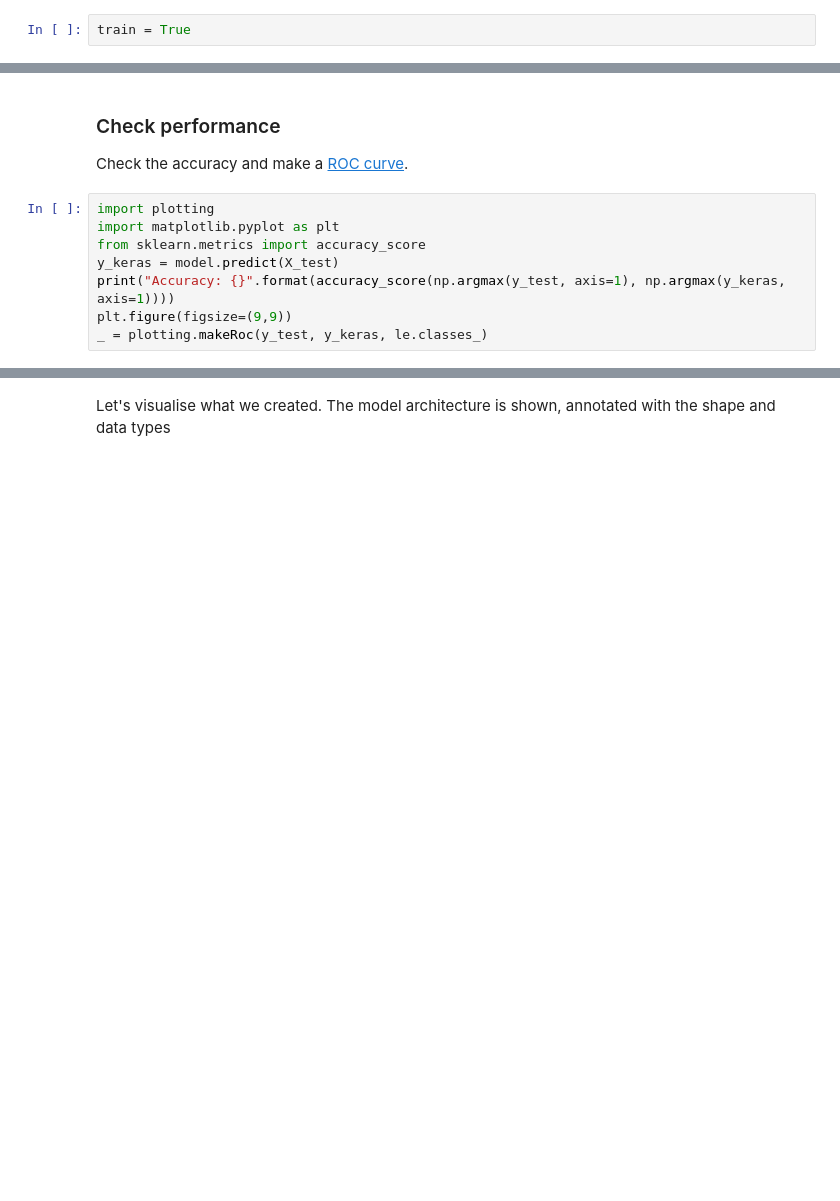
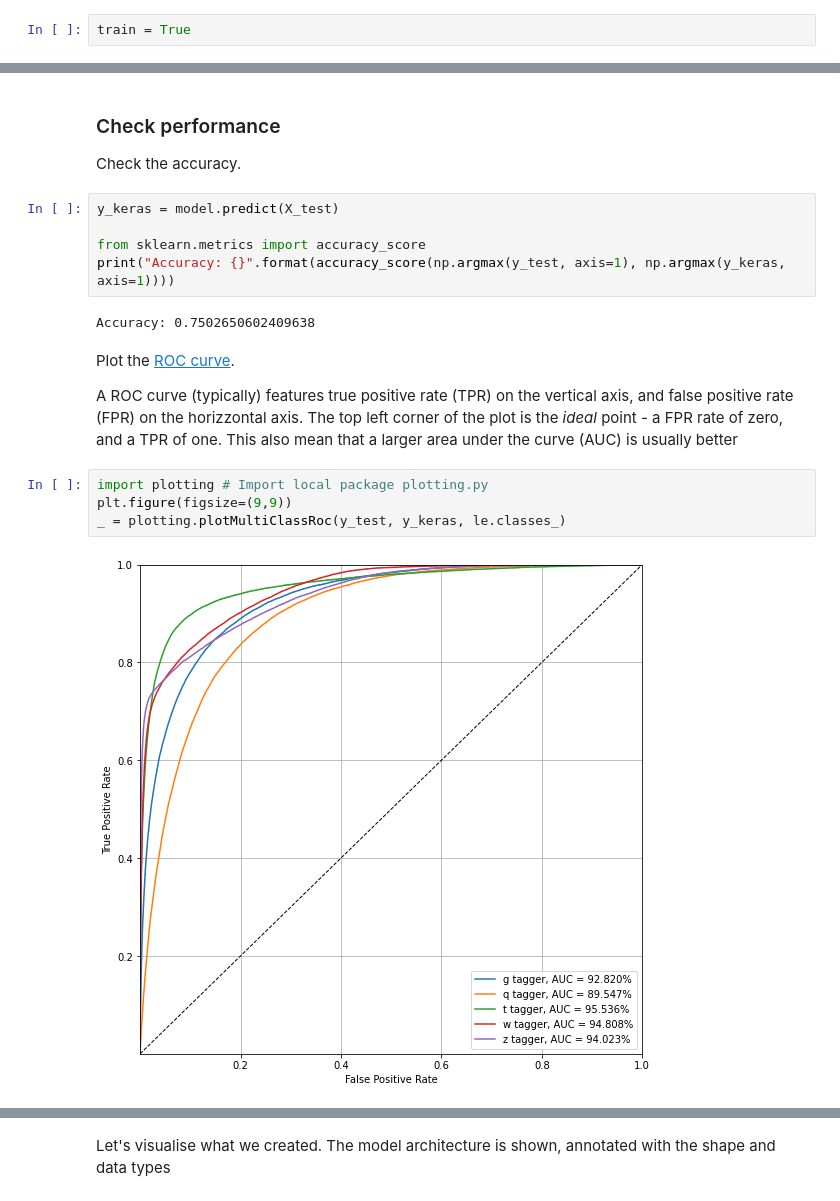
Before and after one commit to fastmachinelearning/hls4ml-tutorial, a Jupyter notebook: part1_getting_started.ipynb, the cells around one changed output, grey strips where cells are left out. Drawn from its saved outputs; the diff is of its cells as text; blank space fills up the shorter version.

```diff
--- a/part1_getting_started.ipynb
+++ b/part1_getting_started.ipynb
@@ -146,14 +248,23 @@ else:
-# %% [markdown]
-### Check performance
-Check the accuracy and make a [ROC curve](https://developers.google.com/machine-learning/crash-course/classification/roc-and-auc).
+# %% [markdown]
+### Check performance
+Check the accuracy.
 # %%
-import plotting
-import matplotlib.pyplot as plt
+y_keras = model.predict(X_test)
+
 from sklearn.metrics import accuracy_score
-y_keras = model.predict(X_test)
 print("Accuracy: {}".format(accuracy_score(np.argmax(y_test, axis=1), np.argmax(y_keras, axis=1))))
-plt.figure(figsize=(9,9))
-_ = plotting.makeRoc(y_test, y_keras, le.classes_)
+# %% [output]
+Accuracy: 0.7502650602409638
+# %% [markdown]
+Plot the [ROC curve](https://developers.google.com/machine-learning/crash-course/classification/roc-and-auc).
+
+A ROC curve (typically) features true positive rate (TPR) on the vertical axis, and false positive rate (FPR) on the horizzontal axis. The top left corner of the plot is the _ideal_ point - a FPR rate of zero, and a TPR of one. This also mean that a larger area under the curve (AUC) is usually better
+# %%
+import plotting # Import local package plotting.py
+plt.figure(figsize=(9,9))
+_ = plotting.plotMultiClassRoc(y_test, y_keras, le.classes_)
+# %% [output]
+[figure, added]
 # %% [markdown]
 ## Convert the model to FPGA firmware with hls4ml
 
```
Also changed, not shown: parts of 37 cells of this notebook, 2 other files.
